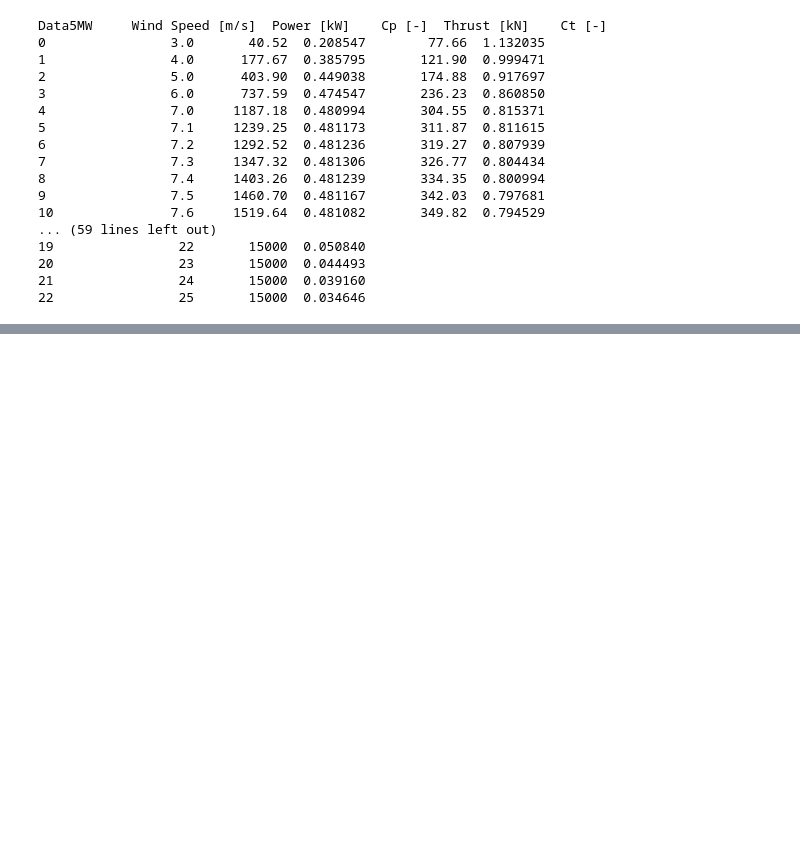
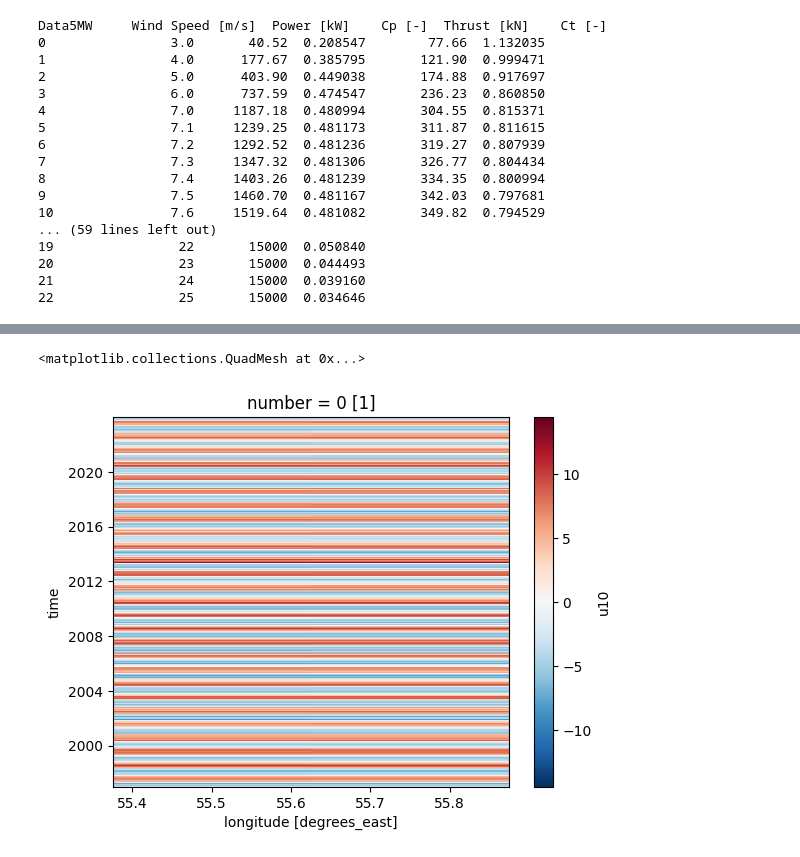
Before and after one commit to DTUWindEducation/final-project-brunchyy, a Jupyter notebook: examples/load_parse_inputs.ipynb, the cells around one changed output, grey strips where cells are left out. Drawn from its saved outputs; the diff is of its cells as text; code cells hidden in the pictures; blank space fills up the shorter version.

```diff
--- a/examples/load_parse_inputs.ipynb
+++ b/examples/load_parse_inputs.ipynb
@@ -25,0 +100,5 @@ Data5MW     Wind Speed [m/s]  Power [kW]    Cp [-]  Thrust [kN]    Ct [-]
+# %%
+ds_all["u10"].mean(dim="latitude").plot()
+# %% [output]
+<matplotlib.collections.QuadMesh at 0x...>
+[figure, added]
```
Also changed, not shown: parts of 5 cells of this notebook.
